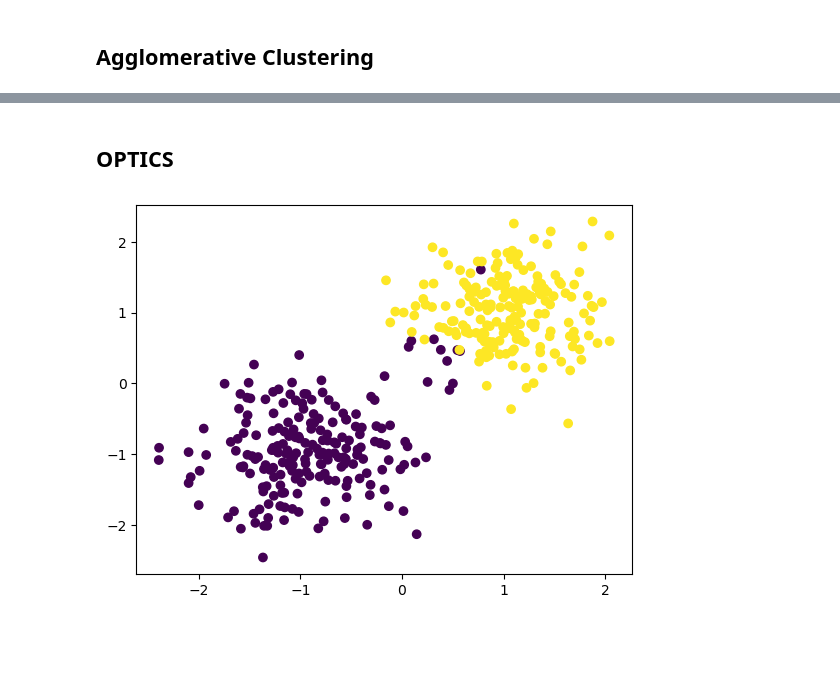
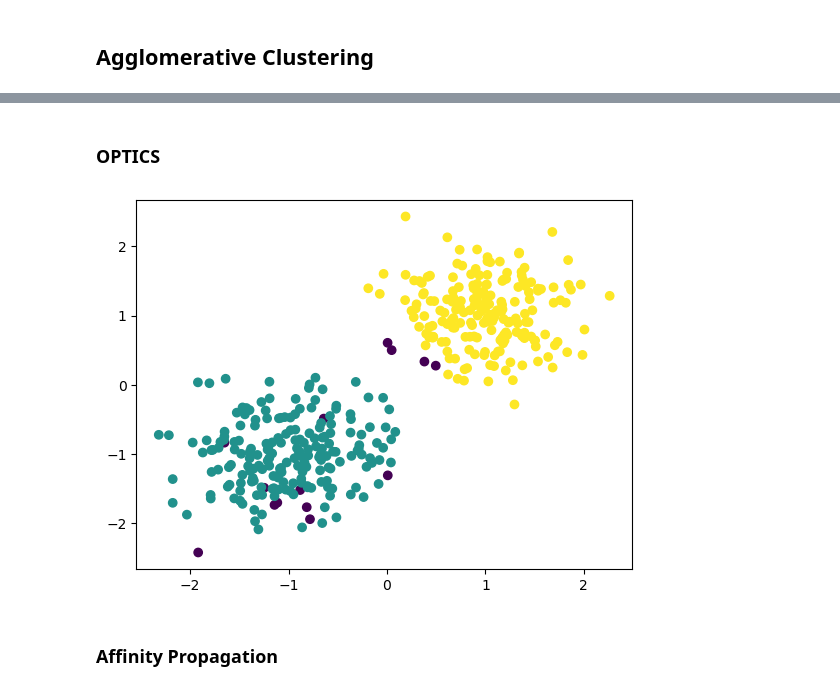
Before and after one commit to vincentbriat/machine-learning-practice, a Jupyter notebook: Clustering.ipynb, the cells around one changed output, grey strips where cells are left out. Saved outputs shown, nothing was run; the diff lists cells and outputs as text; code cells hidden in the pictures; blank space fills up the shorter version.

```diff
--- a/Clustering.ipynb
+++ b/Clustering.ipynb
@@ -12,12 +12,12 @@ sklearn.__version__
 # Data
 Let's initialize the dummy dataset
 # %%
-data1 = np.random.normal(loc=-1, scale=.5, size=(2, 200))
-data2 = np.random.normal(loc=1, scale=.5, size=(2, 200))
-#data1 = np.concatenate((data1, np.ones((1, 200))), axis=0)
-#data2 = np.concatenate((data2, np.zeros((1, 200))), axis=0)
+data1 = np.random.normal(loc=-1, scale=.5, size=(200, 2))
+data2 = np.random.normal(loc=1, scale=.5, size=(200, 2))
+#data1 = np.concatenate((data1, np.ones((200, 1))), axis=-1)
+#data2 = np.concatenate((data2, np.zeros((200, 1))), axis=-1)
 
-plt.scatter(data1[0], data1[1])
-plt.scatter(data2[0], data2[1])
+plt.scatter(data1[:, 0], data1[:, 1])
+plt.scatter(data2[:, 0], data2[:, 1])
 # %% [output]
 <matplotlib.collections.PathCollection at 0x...>
@@ -25,5 +25,5 @@ plt.scatter(data2[0], data2[1])
 # %%
-data = np.concatenate((data1, data2), axis=-1)
-plt.scatter(data[0], data[1])
+data = np.concatenate((data1, data2), axis=0)
+plt.scatter(data[:, 0], data[:, 1])
 # %% [output]
 <matplotlib.collections.PathCollection at 0x...>
@@ -83,6 +93,8 @@ pred_ward = try_method(sklearn.cluster.AgglomerativeClustering(2), data.T)
 # %% [markdown]
-## OPTICS
+### OPTICS
 # %%
-pred_optics = try_method(sklearn.cluster.OPTICS(min_samples=.45, max_eps=np.inf, metric='minkowski'), data.T)
+pred_optics = try_method(sklearn.cluster.OPTICS(min_samples=.45, max_eps=np.inf, metric='minkowski'), data)
 # %% [output]
-[figure, old version]
+[figure, new version]
+# %% [markdown]
+### Affinity Propagation
```
Also changed, not shown: parts of 31 cells of this notebook.
